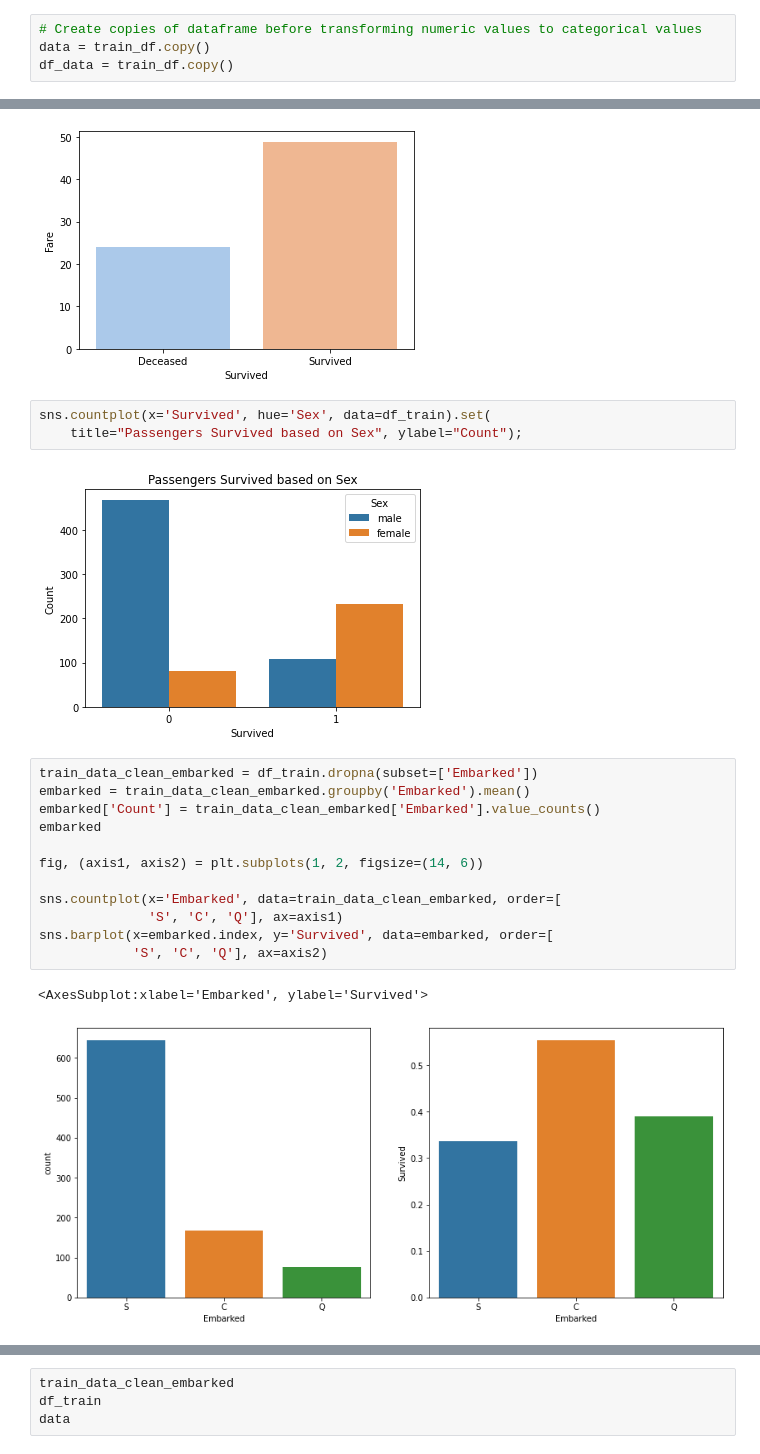
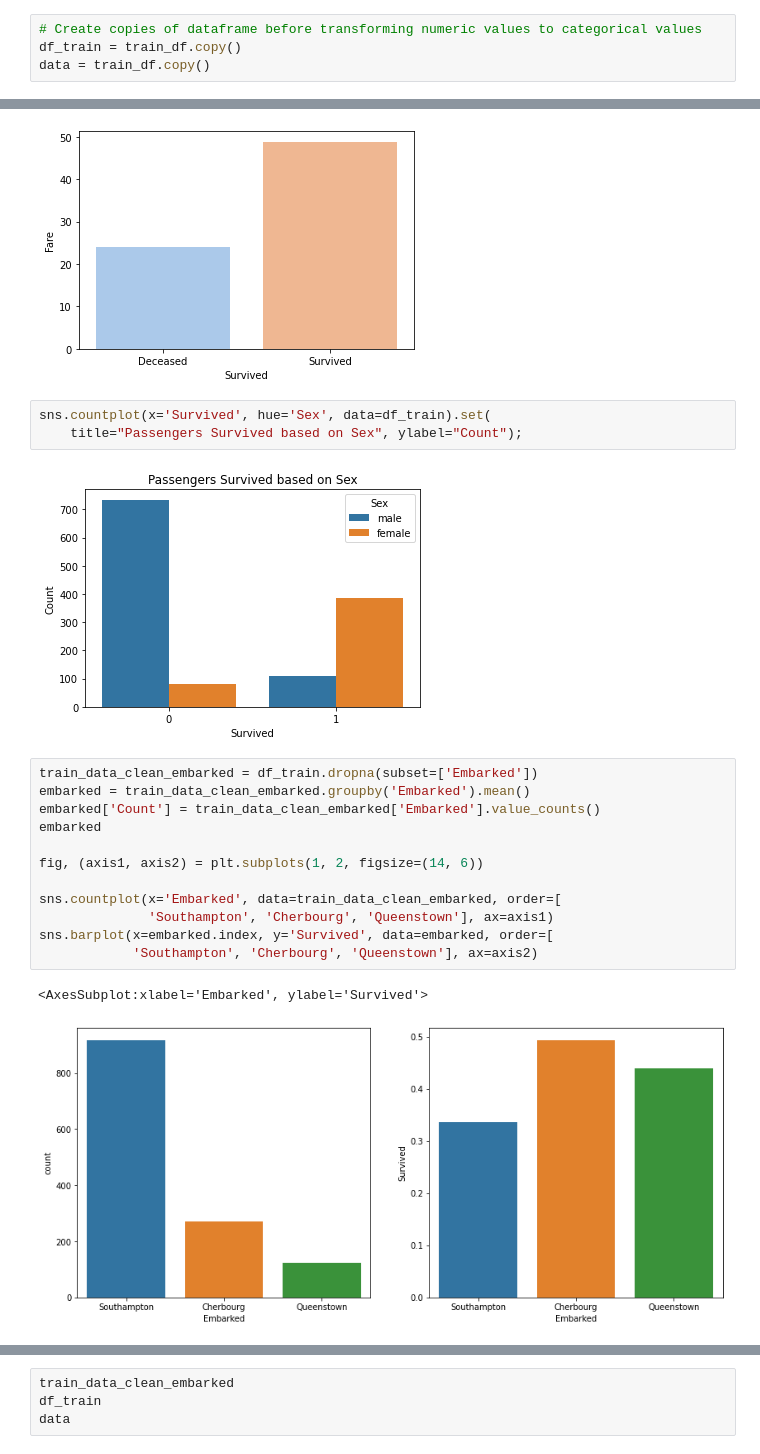
Before and after one commit to chanyadeshani/Group8, a Jupyter notebook: submit_assignment.ipynb, the cells around one changed output, grey strips where cells are left out. Saved outputs shown, nothing was run; the diff lists cells and outputs as text.

```diff
--- a/submit_assignment.ipynb
+++ b/submit_assignment.ipynb
@@ -593,8 +592,8 @@ train_df.head()
 | 4 | 0 | 3 | Allen, Mr. William Henry | male | 35.0 | 0 | 0 | 373450 | 8.0500 | NaN | Southampton |
 # %%
 # Create copies of dataframe before transforming numeric values to categorical values
+df_train = train_df.copy()
 data = train_df.copy()
-df_data = train_df.copy()
 # %%
 # Survived column values: maped 1 -> Survived and 0 -> Deceased
 train_df.loc[train_df['Survived'] == 0, 'Survived'] = 'Deceased'
@@ -640,22 +639,22 @@ sns.barplot(x='Survived', y='Fare', data=train_df, palette='pastel',ci=None)
 sns.countplot(x='Survived', hue='Sex', data=df_train).set(
     title="Passengers Survived based on Sex", ylabel="Count");
 # %% [output]
-[figure, old version]
+[figure, new version]
 # %%
 train_data_clean_embarked = df_train.dropna(subset=['Embarked'])
 embarked = train_data_clean_embarked.groupby('Embarked').mean()
 embarked['Count'] = train_data_clean_embarked['Embarked'].value_counts()
 embarked
 
 fig, (axis1, axis2) = plt.subplots(1, 2, figsize=(14, 6))
 
 sns.countplot(x='Embarked', data=train_data_clean_embarked, order=[
-              'S', 'C', 'Q'], ax=axis1)
+              'Southampton', 'Cherbourg', 'Queenstown'], ax=axis1)
 sns.barplot(x=embarked.index, y='Survived', data=embarked, order=[
-            'S', 'C', 'Q'], ax=axis2)
+            'Southampton', 'Cherbourg', 'Queenstown'], ax=axis2)
 # %% [output]
 <AxesSubplot:xlabel='Embarked', ylabel='Survived'>
-[figure, old version]
+[figure, new version]
 # %%
 df_train
 # %% [output]
```
Also changed, not shown: parts of 25 cells of this notebook.
